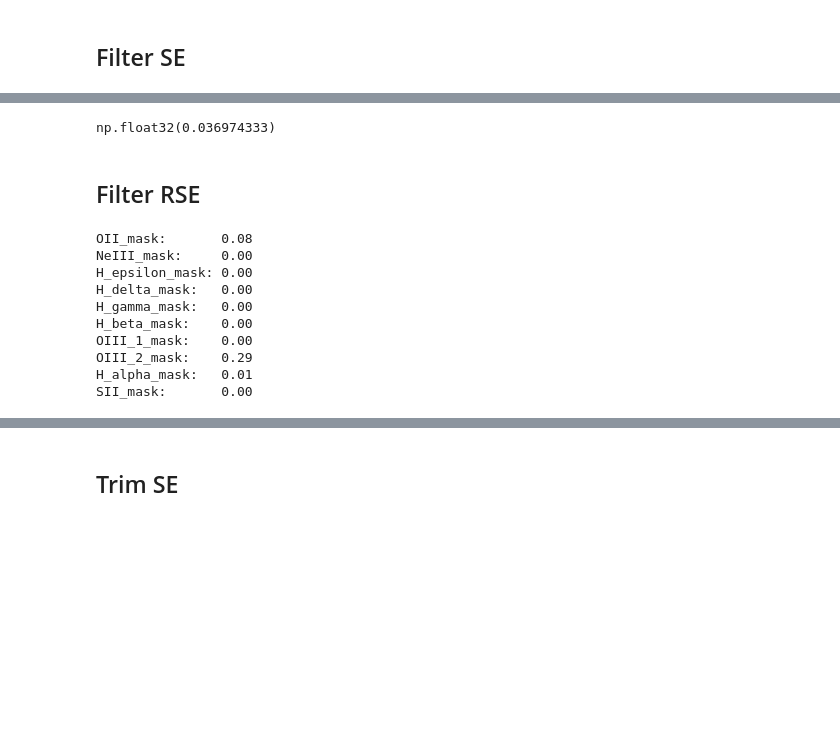
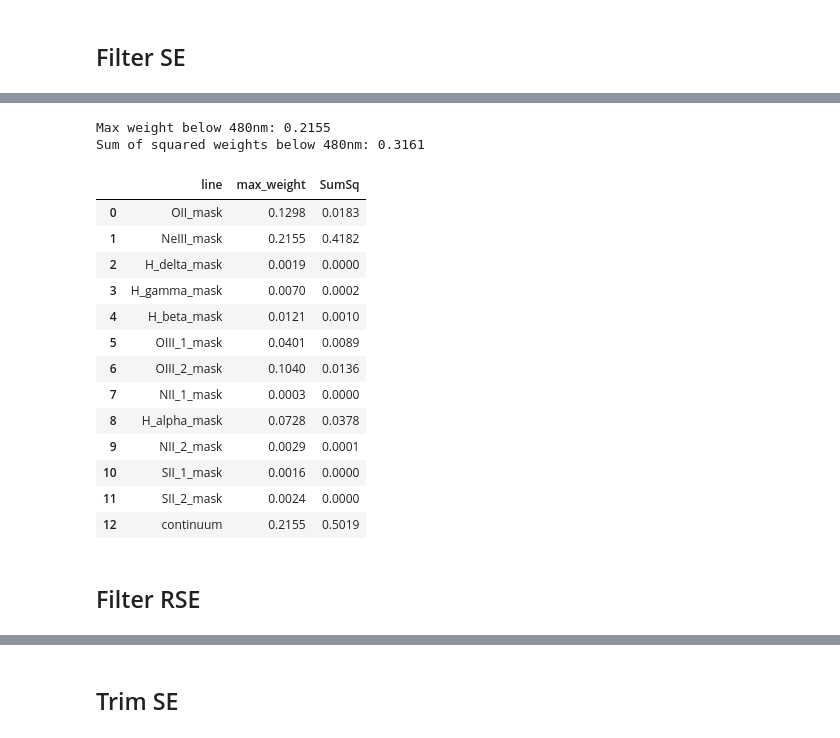
Before and after one commit to ed-ortizm/xai-astronomy, a Jupyter notebook: thesis/03_explain_same.ipynb, the cells around one changed output, grey strips where cells are left out. Saved outputs shown, nothing was run; the diff lists cells and outputs as text; code cells hidden in the pictures; blank space fills up the shorter version.

```diff
--- a/thesis/03_explain_same.ipynb
+++ b/thesis/03_explain_same.ipynb
@@ -743,26 +798,29 @@ SII_mask:       0.00
-# %%
-mask_below_480 = mask_below_480nm(wave_nm, lines_mask)
-
-score = "Filter SE"
-weights = data[score]
-weights_below_480 = weights[mask_below_480]
-np.sum(weights_below_480**2)
-# %% [output]
-np.float32(0.036974333)
+# %%
+score = "Filter SE"
+weights = data[score]
+w_df = stats_weights(weights, lines_mask)
+max_weight_below_480, squared_sum_below_480 = w_below_480nm(
+    weights, lines_mask, wave_nm
+)
+print(f"Max weight below 480nm: {max_weight_below_480:.4f}")
+print(f"Sum of squared weights below 480nm: {squared_sum_below_480:.4f}")
+w_df
+# %% [output]
+Max weight below 480nm: 0.2155
+Sum of squared weights below 480nm: 0.3161
+|  | line | max_weight | SumSq |
+| 0 | OII_mask | 0.1298 | 0.0183 |
+| 1 | NeIII_mask | 0.2155 | 0.4182 |
+| 2 | H_delta_mask | 0.0019 | 0.0000 |
+| 3 | H_gamma_mask | 0.0070 | 0.0002 |
+| 4 | H_beta_mask | 0.0121 | 0.0010 |
+| 5 | OIII_1_mask | 0.0401 | 0.0089 |
+| 6 | OIII_2_mask | 0.1040 | 0.0136 |
+| 7 | NII_1_mask | 0.0003 | 0.0000 |
+| 8 | H_alpha_mask | 0.0728 | 0.0378 |
+| 9 | NII_2_mask | 0.0029 | 0.0001 |
+| 10 | SII_1_mask | 0.0016 | 0.0000 |
+| 11 | SII_2_mask | 0.0024 | 0.0000 |
+| 12 | continuum | 0.2155 | 0.5019 |
 # %% [markdown]
 ## Filter RSE
-# %%
-score = "Filter RSE"
-weights = data[score]
-_ = max_w_from_score(weights, lines_mask)
-# %% [output]
-OII_mask:       0.08
-NeIII_mask:     0.00
-H_epsilon_mask: 0.00
-H_delta_mask:   0.00
-H_gamma_mask:   0.00
-H_beta_mask:    0.00
-OIII_1_mask:    0.00
-OIII_2_mask:    0.29
-H_alpha_mask:   0.01
-SII_mask:       0.00
```
Also changed, not shown: parts of 22 cells of this notebook.
